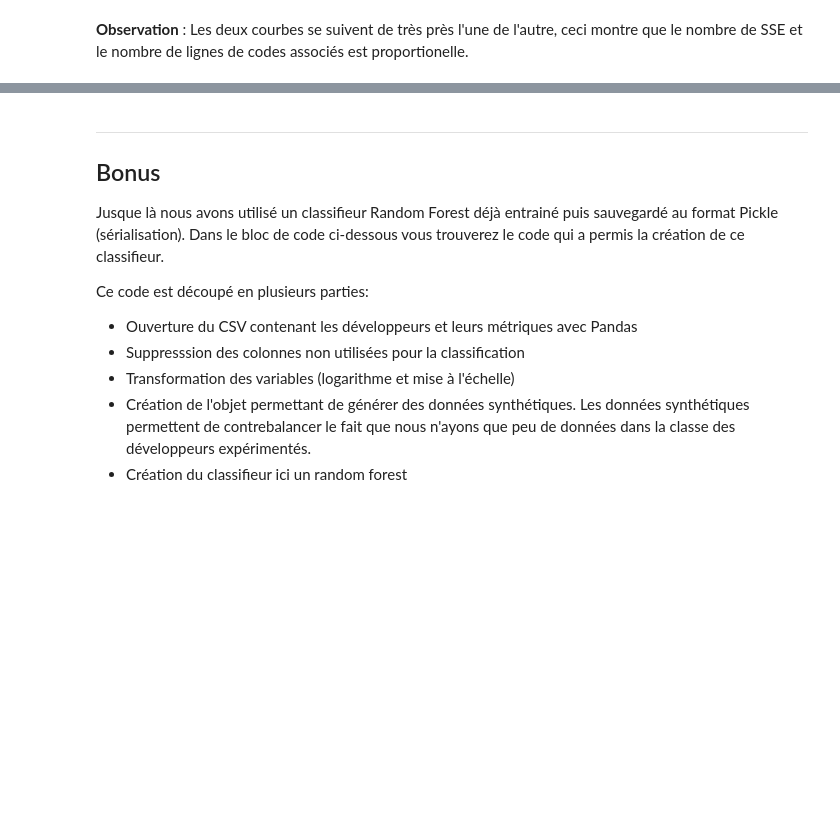
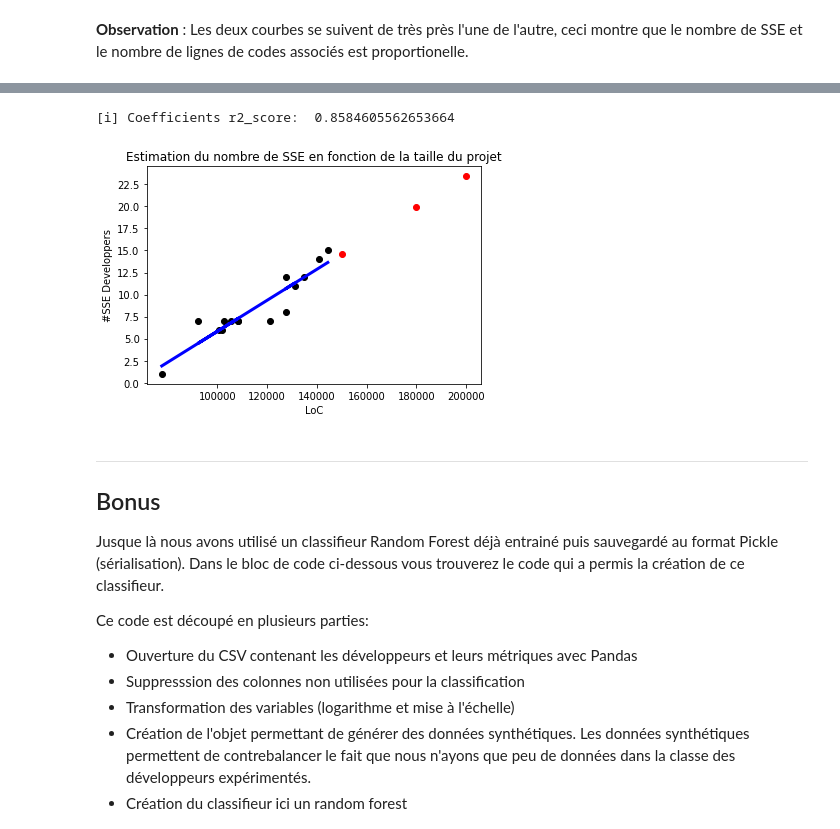
Before and after one commit to DocAmaroo/MetricExtraction, a Jupyter notebook: developers_classification.ipynb, the cells around one changed output, grey strips where cells are left out. Cells and saved outputs as stored; diff of their text form; code cells hidden in the pictures; blank space fills up the shorter version.

```diff
--- a/developers_classification.ipynb
+++ b/developers_classification.ipynb
@@ -427,3 +420,37 @@ y = np.array(dict_classified_dev["SSE"])
+# %%
+from sklearn.metrics import r2_score
+
+#Valeurs X et y à utiliser pour entrainer et évaluer le régresseur
+X = np.array(loc_by_versions).reshape(-1,1)
+y = np.array(dict_classified_dev["SSE"])
+
+LR = LinearRegression()
+
+LR.fit(X, y)
+
+# The prediction
+prediction = LR.predict(X)
+
+valuesToPredict = [[150000], [180000], [200000]]
+valuesPrediction = LR.predict(valuesToPredict)
+
+# The coefficient
+print("[i] Coefficients r2_score: ", r2_score(y, prediction))
+
+# Plot outputs
+plt.scatter(X, y, color="black")
+plt.scatter(valuesToPredict, valuesPrediction, color="red")
+plt.plot(X, prediction, color="blue", linewidth=3)
+
+plt.xticks(np.arange(100000, 220000, step=20000))
+plt.yticks(np.arange(0, max(y.max(), valuesPrediction.max()), step=2.5))
+plt.xlabel('LoC')
+plt.ylabel('#SSE Developpers')
+plt.title("Estimation du nombre de SSE en fonction de la taille du projet")
+plt.show()
+# %% [output]
+[i] Coefficients r2_score:  0.8584605562653664
+[figure, added]
 # %% [markdown]
 ---
 
```
Also changed, not shown: parts of 5 cells of this notebook, 1 other file.
